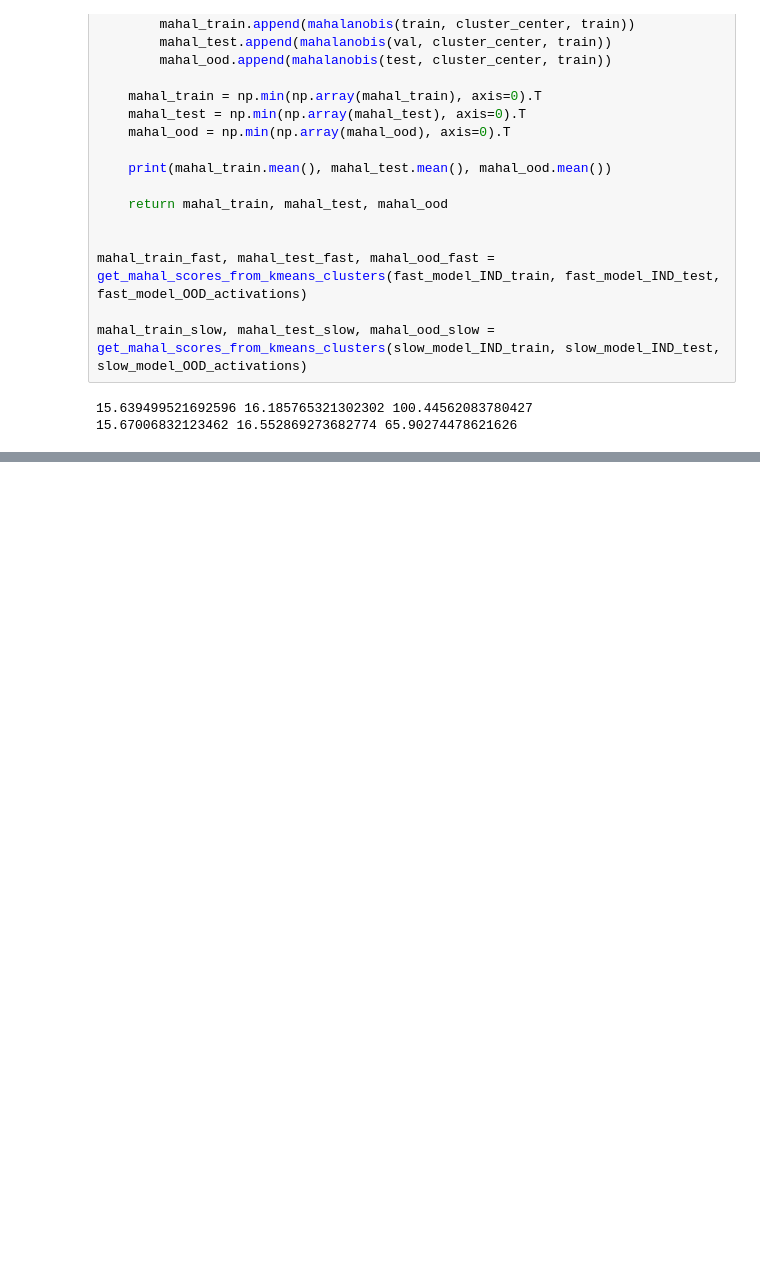
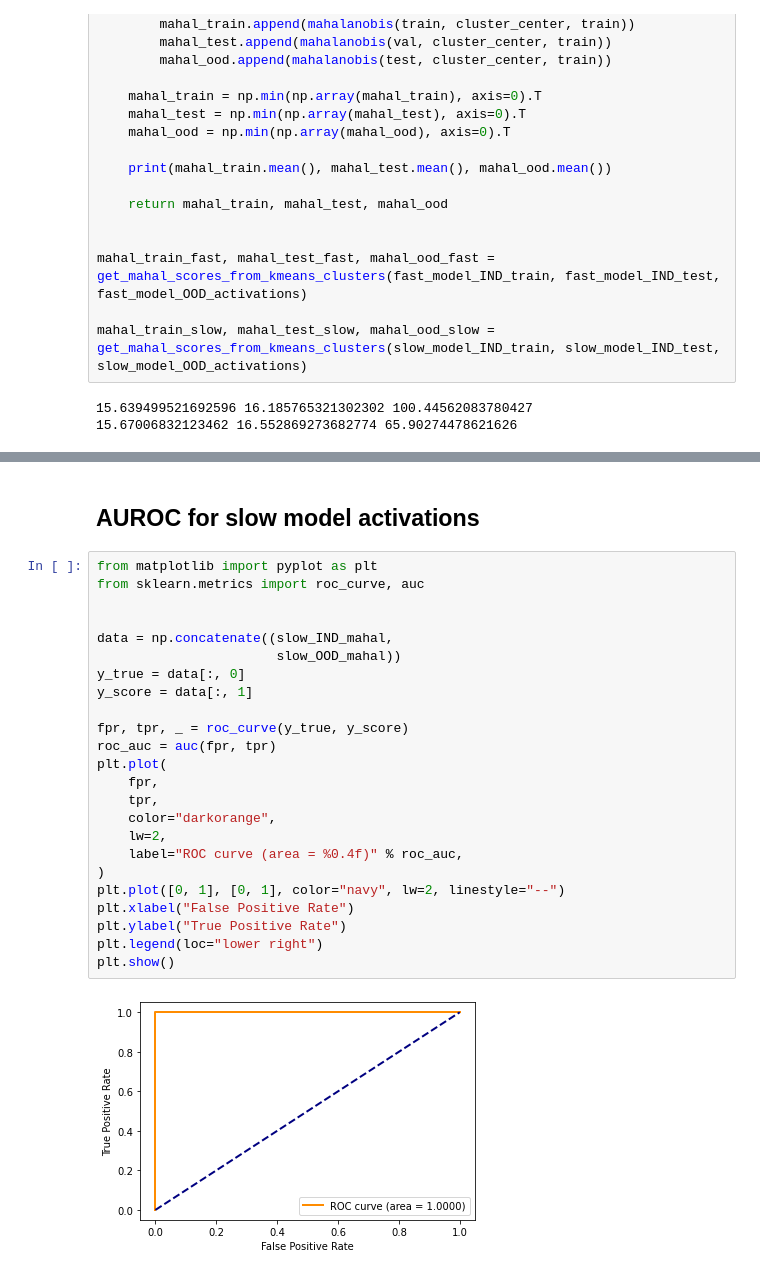
Before and after one commit to kristjanr/dat-sci-master-thesis, a Jupyter notebook: ood/Mahalanobis_and_AUROC.ipynb, the cells around one changed output, grey strips where cells are left out. Saved outputs shown, nothing was run; the diff lists cells and outputs as text; blank space fills up the shorter version.

Commit message:
auroc for kmeans

```diff
--- a/ood/Mahalanobis_and_AUROC.ipynb
+++ b/ood/Mahalanobis_and_AUROC.ipynb
@@ -164,3 +189,31 @@ plt.legend(loc="lower right")
 plt.show()
 # %% [output]
 [figure]
+# %% [markdown]
+## AUROC for slow model activations
+# %%
+from matplotlib import pyplot as plt
+from sklearn.metrics import roc_curve, auc
+
+
+data = np.concatenate((slow_IND_mahal,
+                       slow_OOD_mahal))
+y_true = data[:, 0]
+y_score = data[:, 1]
+
+fpr, tpr, _ = roc_curve(y_true, y_score)
+roc_auc = auc(fpr, tpr)
+plt.plot(
+    fpr,
+    tpr,
+    color="darkorange",
+    lw=2,
+    label="ROC curve (area = %0.4f)" % roc_auc,
+)
+plt.plot([0, 1], [0, 1], color="navy", lw=2, linestyle="--")
+plt.xlabel("False Positive Rate")
+plt.ylabel("True Positive Rate")
+plt.legend(loc="lower right")
+plt.show()
+# %% [output]
+[figure, added]
```
Also changed, not shown: parts of 6 cells of this notebook, 1 other file.
